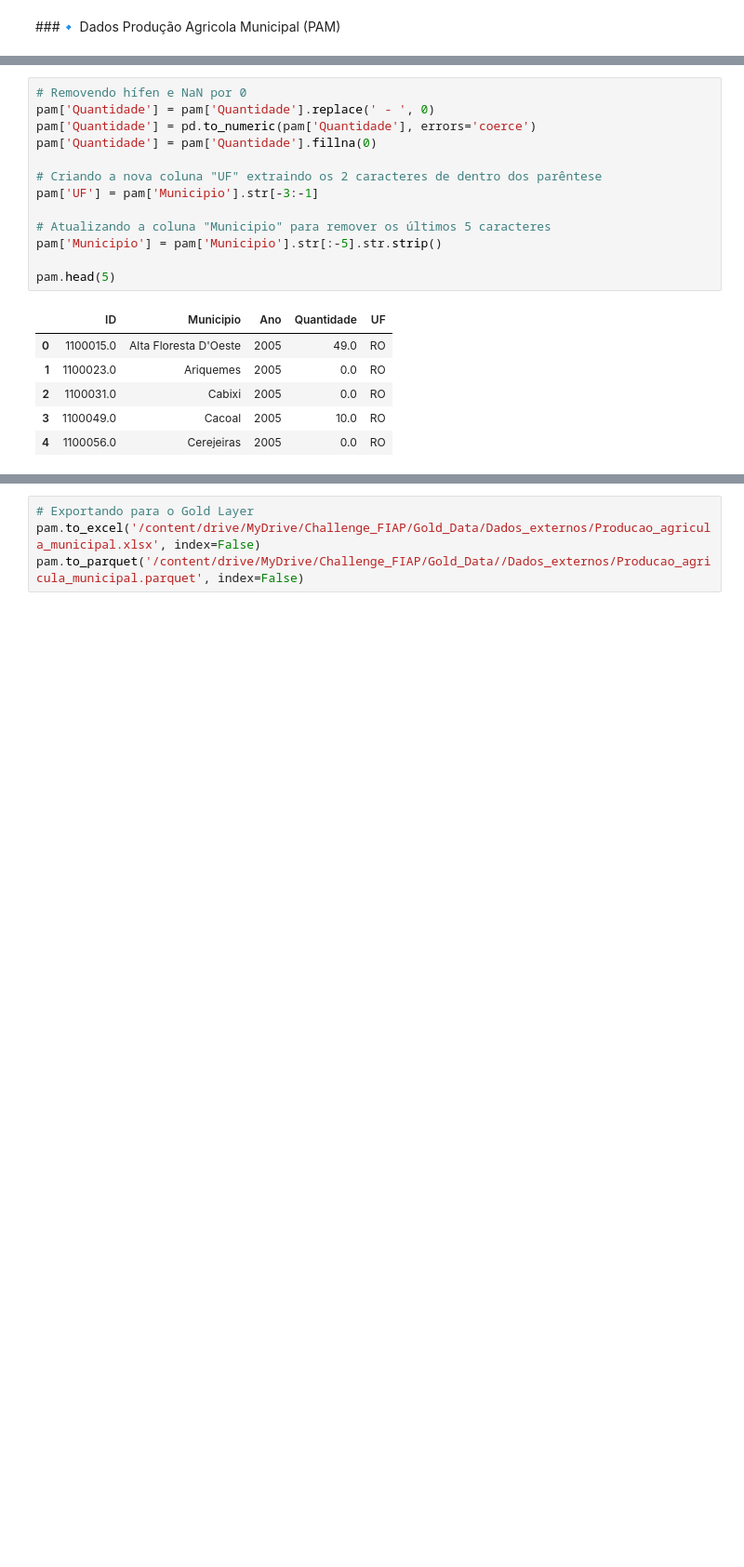
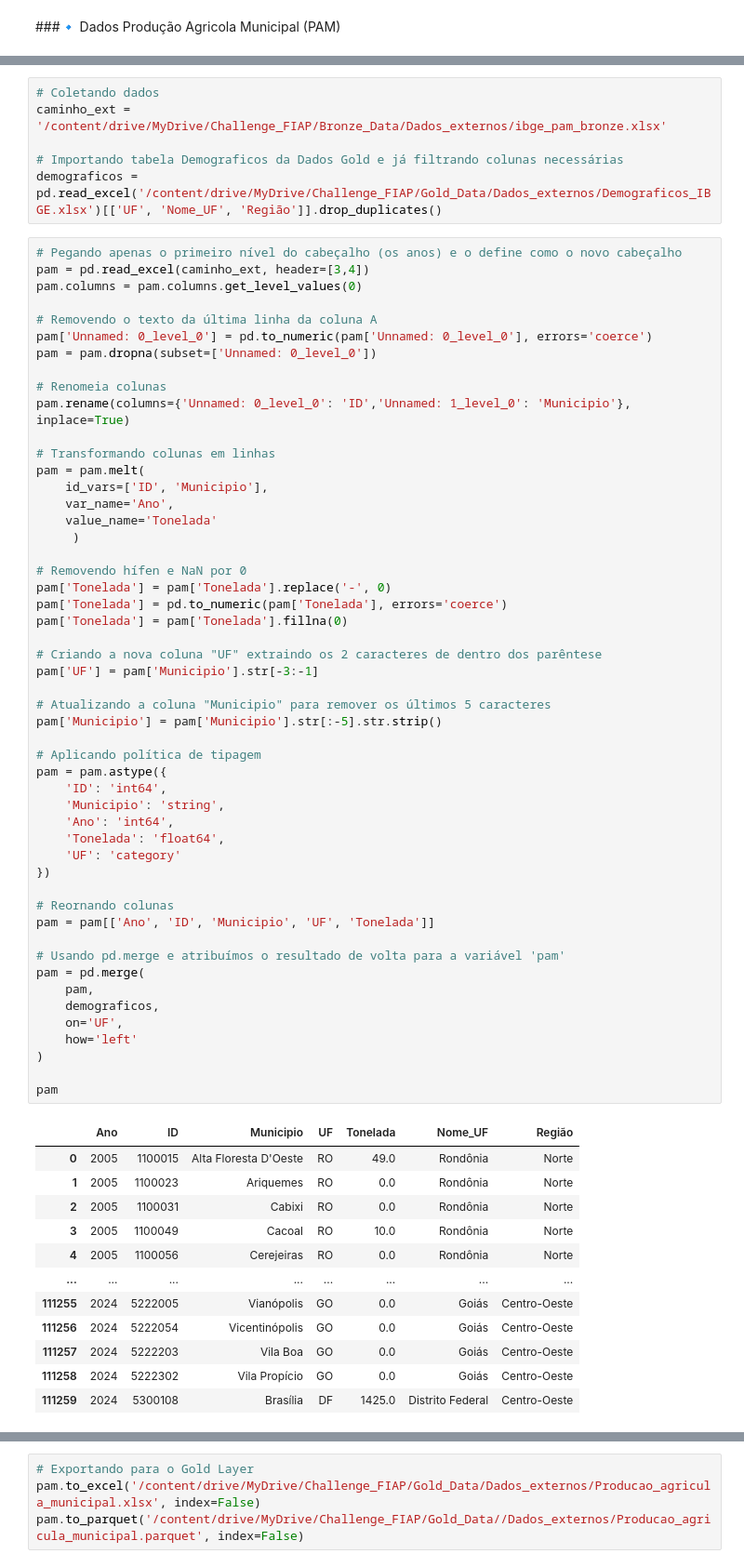
Before and after one commit to gnunes-io/etl_vinicula, a Jupyter notebook: ETL_FiapChall.ipynb, the cells around one changed output, grey strips where cells are left out. Shown at 93% size. Drawn from its saved outputs; the diff is of its cells as text; blank space fills up the shorter version.

```diff
--- a/ETL_FiapChall.ipynb
+++ b/ETL_FiapChall.ipynb
@@ -780,20 +799,70 @@ pam.head(5)
+# %%
+# Coletando dados
+caminho_ext = '/content/drive/MyDrive/Challenge_FIAP/Bronze_Data/Dados_externos/ibge_pam_bronze.xlsx'
+
+# Importando tabela Demograficos da Dados Gold e já filtrando colunas necessárias
+demograficos = pd.read_excel('/content/drive/MyDrive/Challenge_FIAP/Gold_Data/Dados_externos/Demograficos_IBGE.xlsx')[['UF', 'Nome_UF', 'Região']].drop_duplicates()
 # %%
+# Pegando apenas o primeiro nível do cabeçalho (os anos) e o define como o novo cabeçalho
+pam = pd.read_excel(caminho_ext, header=[3,4])
+pam.columns = pam.columns.get_level_values(0)
+
+# Removendo o texto da última linha da coluna A
+pam['Unnamed: 0_level_0'] = pd.to_numeric(pam['Unnamed: 0_level_0'], errors='coerce')
+pam = pam.dropna(subset=['Unnamed: 0_level_0'])
+
+# Renomeia colunas
+pam.rename(columns={'Unnamed: 0_level_0': 'ID','Unnamed: 1_level_0': 'Municipio'}, inplace=True)
+
+# Transformando colunas em linhas
+pam = pam.melt(
+    id_vars=['ID', 'Municipio'],
+    var_name='Ano',
+    value_name='Tonelada'
+     )
+
 # Removendo hífen e NaN por 0
-pam['Quantidade'] = pam['Quantidade'].replace(' - ', 0)
-pam['Quantidade'] = pd.to_numeric(pam['Quantidade'], errors='coerce')
-pam['Quantidade'] = pam['Quantidade'].fillna(0)
+pam['Tonelada'] = pam['Tonelada'].replace('-', 0)
+pam['Tonelada'] = pd.to_numeric(pam['Tonelada'], errors='coerce')
+pam['Tonelada'] = pam['Tonelada'].fillna(0)
 
 # Criando a nova coluna "UF" extraindo os 2 caracteres de dentro dos parêntese
 pam['UF'] = pam['Municipio'].str[-3:-1]
 
 # Atualizando a coluna "Municipio" para remover os últimos 5 caracteres
 pam['Municipio'] = pam['Municipio'].str[:-5].str.strip()
 
-pam.head(5)
+# Aplicando política de tipagem
+pam = pam.astype({
+    'ID': 'int64',
+    'Municipio': 'string',
+    'Ano': 'int64',
+    'Tonelada': 'float64',
+    'UF': 'category'
+})
+
+# Reornando colunas
+pam = pam[['Ano', 'ID', 'Municipio', 'UF', 'Tonelada']]
+
+# Usando pd.merge e atribuímos o resultado de volta para a variável 'pam'
+pam = pd.merge(
+    pam,
+    demograficos,
+    on='UF',
+    how='left'
+)
+
+pam
 # %% [output]
-|  | ID | Municipio | Ano | Quantidade | UF |
-| 0 | 1100015.0 | Alta Floresta D'Oeste | 2005 | 49.0 | RO |
-| 1 | 1100023.0 | Ariquemes | 2005 | 0.0 | RO |
-| 2 | 1100031.0 | Cabixi | 2005 | 0.0 | RO |
-| 3 | 1100049.0 | Cacoal | 2005 | 10.0 | RO |
-| 4 | 1100056.0 | Cerejeiras | 2005 | 0.0 | RO |
+|  | Ano | ID | Municipio | UF | Tonelada | Nome_UF | Região |
+| 0 | 2005 | 1100015 | Alta Floresta D'Oeste | RO | 49.0 | Rondônia | Norte |
+| 1 | 2005 | 1100023 | Ariquemes | RO | 0.0 | Rondônia | Norte |
+| 2 | 2005 | 1100031 | Cabixi | RO | 0.0 | Rondônia | Norte |
+| 3 | 2005 | 1100049 | Cacoal | RO | 10.0 | Rondônia | Norte |
+| 4 | 2005 | 1100056 | Cerejeiras | RO | 0.0 | Rondônia | Norte |
+| ... | ... | ... | ... | ... | ... | ... | ... |
+| 111255 | 2024 | 5222005 | Vianópolis | GO | 0.0 | Goiás | Centro-Oeste |
+| 111256 | 2024 | 5222054 | Vicentinópolis | GO | 0.0 | Goiás | Centro-Oeste |
+| 111257 | 2024 | 5222203 | Vila Boa | GO | 0.0 | Goiás | Centro-Oeste |
+| 111258 | 2024 | 5222302 | Vila Propício | GO | 0.0 | Goiás | Centro-Oeste |
+| 111259 | 2024 | 5300108 | Brasília | DF | 1425.0 | Distrito Federal | Centro-Oeste |
```
Also changed, not shown: parts of 27 cells of this notebook.
